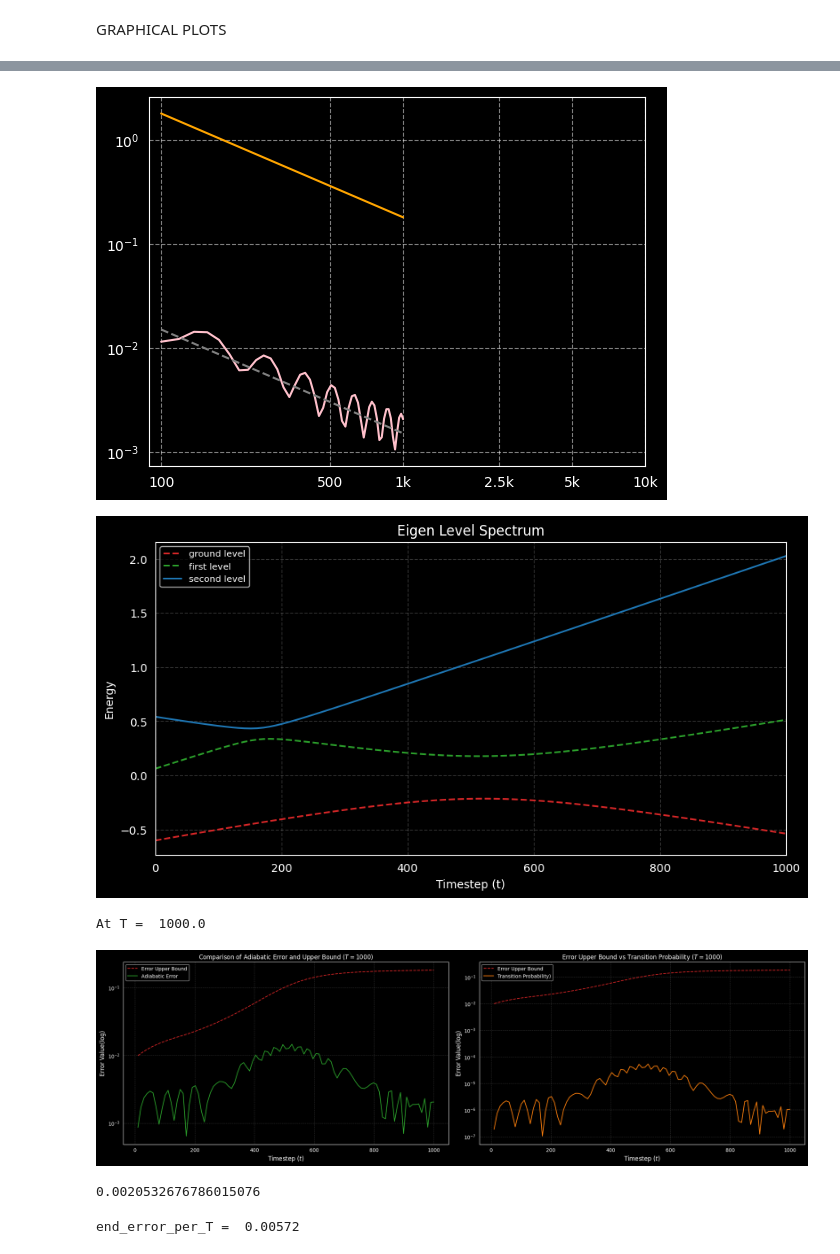
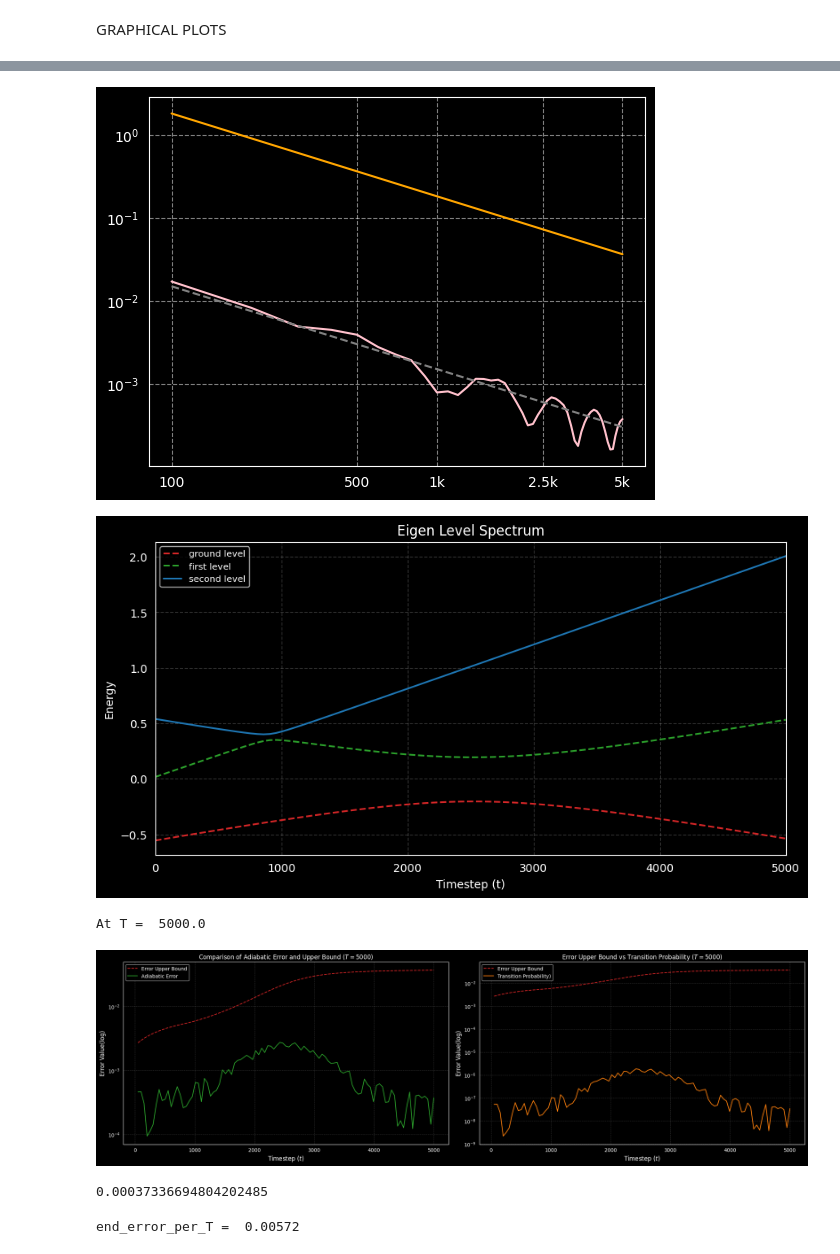
Before and after one commit to Usernotfoundoops/Adibatic_Quantum_Computing, a Jupyter notebook: Adiabatic Theorem Implementation (Muti.T) [t fix].ipynb, the cells around one changed output, grey strips where cells are left out. Cells and saved outputs as stored; diff of their text form; code cells hidden in the pictures.

```diff
--- a/Adiabatic Theorem Implementation (Muti.T) [t fix].ipynb
+++ b/Adiabatic Theorem Implementation (Muti.T) [t fix].ipynb
@@ -14,12 +14,3 @@ from traitlets import Any
 def f(t,args):
     T = args['T']
     return t/T #np.sin(np.pi * t / (2 * T))**2 #t/T
-# %%
-def f(s):
-    return s
-s=t/T
-H_t=H_static+(f(s)*H_dynamic(d))
-eigenvalue,eigenvector=H_t.eigenstates()
-psi0=eigenvector[0]
-#total hamiltonian
-H_total=[H_static,[H_dynamic(d),f]]
@@ -28,7 +17,7 @@ NameError: name 't' is not defined
 # %%
 a = 0.5
 b = 0.2 #time-independent coupling constant
-c = 0.2 #to avoid system-crossing between first and second eigenenergy level
+c = 0.1 #to avoid system-crossing between first and second eigenenergy level
 d = 2
 # T = 5000 #time evolution interval
 # args = {'T': T_curr}
@@ -46,7 +35,7 @@ def H_dynamic(d):
 # %%
 #initial hamiltonian
 # H_t=H_static+(f(t,args)*H_dynamic(d))
-T_curr=1
+T_curr=1000
 # args['T']=T_curr
 args={'T':T_curr}
 def H(t,args):
@@ -138,7 +127,7 @@ error_full_list.append(error_temp)
 # %% [markdown]
 Multiple T
 # %%
-T1=np.linspace(100,1000,50)
+T1=np.linspace(100,5000,50)
 listy=[]
 ground_full_T, first_full_T, second_full_T=[],[],[]
 transition_probability_full,error_full_list=[],[]
@@ -196,8 +185,8 @@ for T_curr in T1:
         # vector_distance = diff_projector.norm()  # operator norm
         # adiabatic_error_temp.append(vector_distance)
 
-        P_instantaneous=estates[0]*estates[0].dag()
-        P_exact=final.states[i].proj()
+        P_instantaneous=estates[0]*estates[0].dag() #outer product
+        P_exact=final.states[i].proj() #outer product
         vector_distance=(P_instantaneous-P_exact).norm()
 
         # overlapy = abs(estates[0].overlap(final.states[i]))**2
@@ -268,20 +240,21 @@ errorbound_per_T
 # %%
 # max_errors_per_T = [max(errors) for errors in transition_probability_full]
 # max_errorbound_per_T = [max(errors) for errors in error_full_list]
 end_error_per_T = [errors[-1] for errors in adiabatic_error_full]
 errorbound_per_T = [errors[-1] for errors in error_full_list]
 
 plt.figure()
 # plt.loglog(T1, max_errors_per_T,'-',color='darkviolet')
 # plt.loglog(T1, max_errorbound_per_T,'-',color='orange')
 plt.loglog(T1, end_error_per_T,'-',color='pink')
 plt.loglog(T1, errorbound_per_T,'-',color='orange')
 plt.loglog(T1, 1.5/T1, '--', label='Theoretical Slope', color='gray')
-plt.xticks([100, 500, 1000, 2500, 5000,10000], ['100', '500', '1k', '2.5k', '5k','10k'])
+# plt.xticks([100, 500, 1000, 2500, 5000,10000], ['100', '500', '1k', '2.5k', '5k','10k'])
+plt.xticks([100, 500, 1000, 2500, 5000], ['100', '500', '1k', '2.5k', '5k'])
 plt.grid(True, ls="--", alpha=0.5)
 plt.show()
 # %% [output]
-[figure, old version]
+[figure, new version]
 # %%
 # #Spectrum vs T
 plt.figure(figsize=(10,5))
@@ -295,7 +268,7 @@ plt.legend(fontsize=8)
 plt.autoscale(enable=True, axis='x', tight=True)
 plt.grid(linestyle='--',alpha=0.2)
 # %% [output]
-[figure, old version]
+[figure, new version]
 # %%
 k=-1
 print('At T = ',T1[k])
@@ -324,9 +297,9 @@ ax[1].grid(linestyle='--', alpha=0.2)
 plt.show()
 print(adiabatic_error_full[-1][-1])
 # %% [output]
-At T =  1000.0
+At T =  5000.0
-[figure, old version]
+[figure, new version]
-0.0020532676786015076
+0.00037336694804202485
 # %%
 print('end_error_per_T = ',round(end_error_per_T[0],4))
 # %% [output]
```
Also changed, not shown: parts of 6 cells of this notebook.
